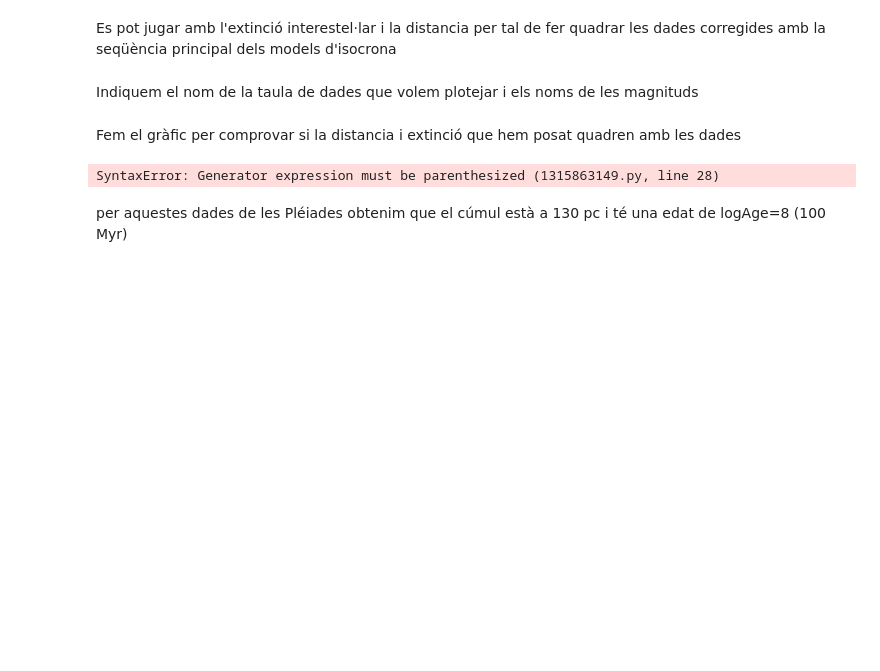
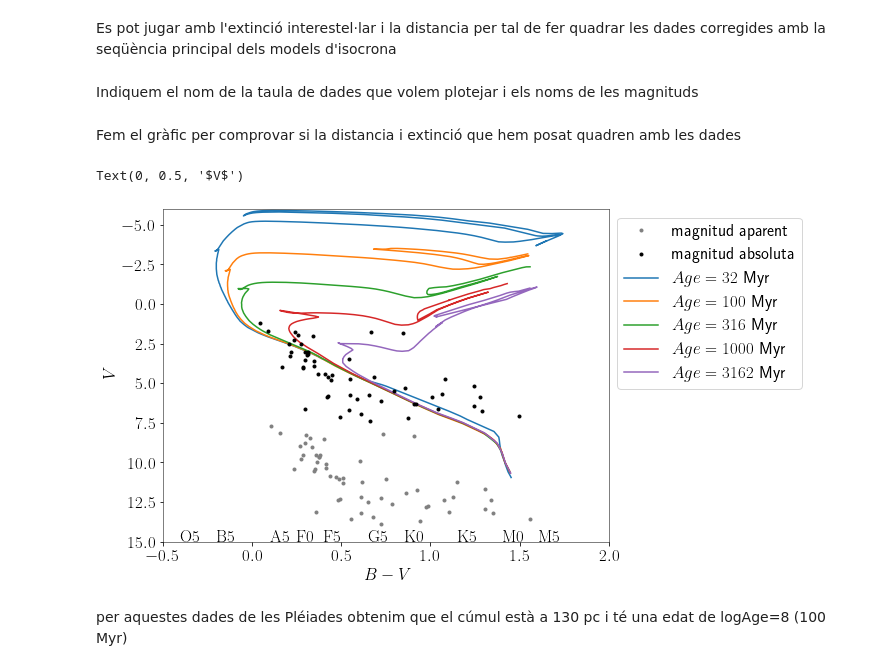
Before and after one commit to finestres-al-cel/cumulobert, a Jupyter notebook: CumulObert.ipynb, the cells around one changed output. Drawn from its saved outputs; the diff is of its cells as text; code cells hidden in the pictures; blank space fills up the shorter version.

```diff
--- a/CumulObert.ipynb
+++ b/CumulObert.ipynb
@@ -86,34 +86,35 @@ params = {#'backend': 'pdf',
 plt.rcParams.update(params)
 
 fig, ax = plt.subplots(1,1, figsize=(10,6))
 fig.subplots_adjust(hspace = 0.18, wspace=0.15,left=0.08,right=0.7,top=0.9,bottom=0.13)
 
 #plot de les magnituds i colors aparents
 ax.plot(df[magB]-df[magV],df[magV],marker='o',\
         color='gray',linestyle='None',ms=3,label='magnitud aparent')
 
 #plot de les magnituds corregides pel modul de distancia, i els colors corregits d'extinció
 DM = 5.*np.log10(d/10.)+av
 EBV = av/3.1
 ax.plot(df[magB]-df[magV]-EBV,df[magV]-DM,marker='o',\
         color='k',linestyle='None',ms=3,label='magnitud absoluta')
 
 #plot dels models
 for age in iso.logAge.unique():
     ax.plot(iso.query('logAge == @age').Bmag-iso.query('logAge == @age').Vmag,\
-             iso.query('logAge == @age').Vmag,label='$Age='+str(10**(age-9))+'$ G',zorder=0)
+             iso.query('logAge == @age').Vmag,label=f'$Age={10**(age-6):.0f}$ Myr',zorder=0)
 for l,x in zip(lab,Xpos):
     ax.annotate(l,xy=(x,15),xytext=(x,15))
 
 
 ax.set_ylim(15,-6)
 ax.set_xlim(-0.5,2)
 ax.legend(bbox_to_anchor=(1., 1.), loc="upper left",ncol=1, fancybox=True)
 ax.set_xlabel('$B-V$')
 ax.set_ylabel('$V$')
 
 #fig.savefig('pleiades_isocrones.pdf')
 # %% [output]
-SyntaxError: Generator expression must be parenthesized (1315863149.py, line 28)
+Text(0, 0.5, '$V$')
+[figure, added]
 # %% [markdown]
 per aquestes dades de les Pléiades obtenim que el cúmul està a 130 pc i té una edat de logAge=8 (100 Myr)
```
